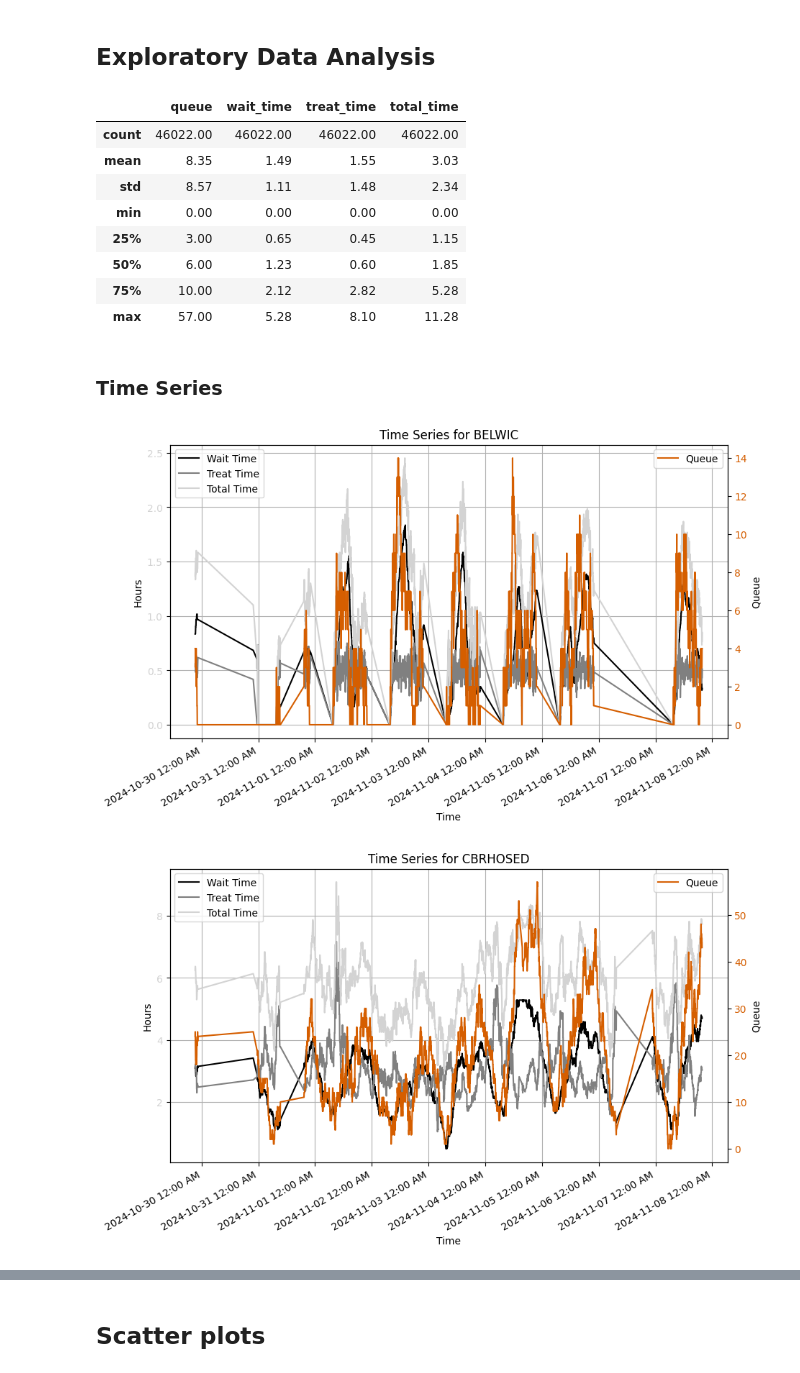
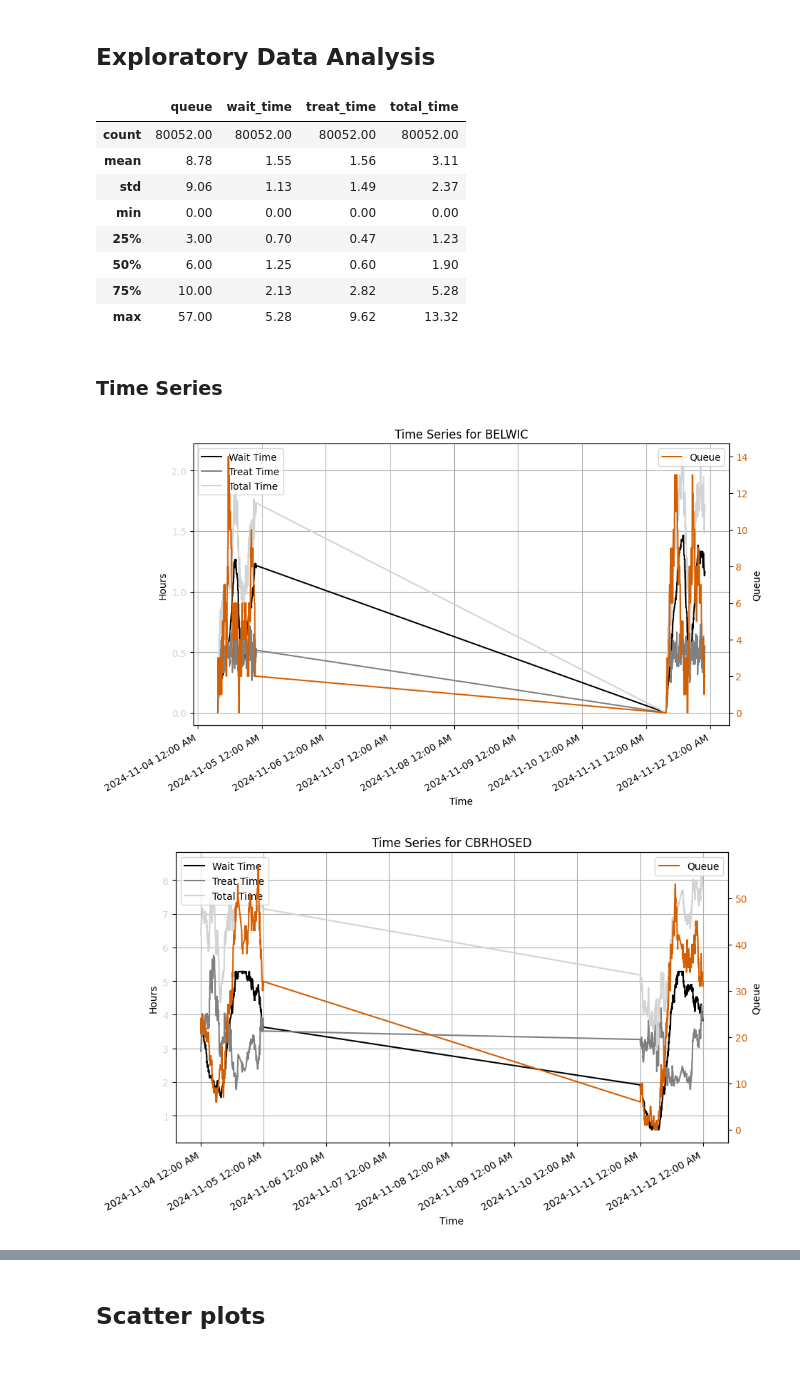
Before and after one commit to DerekWu1/wic_wait_times, a Jupyter notebook: analysis.ipynb, the cells around one changed output, grey strips where cells are left out. Drawn from its saved outputs; the diff is of its cells as text; code cells hidden in the pictures.

Commit message:
better queue, time of day and wait time plots

```diff
--- a/analysis.ipynb
+++ b/analysis.ipynb
@@ -36,6 +36,10 @@ df['total_time'] = pd.to_timedelta(df['total_time'] + ':00')
 df['wait_time'] = df['wait_time'].dt.total_seconds() / 3600
 df['treat_time'] = df['treat_time'].dt.total_seconds() / 3600
 df['total_time'] = df['total_time'].dt.total_seconds() / 3600
+df['hour_minute'] = df['lastUpdated'].dt.strftime('%H:%M')
+df['hour_minute'] = pd.to_datetime(df['hour_minute'], format='%H:%M')
+df['hour_minute_numeric'] = df['hour_minute'].dt.hour * 60 + df['hour_minute'].dt.minute
+df['day_of_week'] = df['lastUpdated'].dt.day_name()
 # %% [markdown]
 ## **Exploratory Data Analysis**
 # %%
@@ -44,14 +48,14 @@ summary_stats_corrected = df[['queue', 'wait_time', 'treat_time', 'total_time']]
 summary_stats_corrected.round(2)
 # %% [output]
 |  | queue | wait_time | treat_time | total_time |
-| count | 46022.00 | 46022.00 | 46022.00 | 46022.00 |
-| mean | 8.35 | 1.49 | 1.55 | 3.03 |
-| std | 8.57 | 1.11 | 1.48 | 2.34 |
+| count | 80052.00 | 80052.00 | 80052.00 | 80052.00 |
+| mean | 8.78 | 1.55 | 1.56 | 3.11 |
+| std | 9.06 | 1.13 | 1.49 | 2.37 |
 | min | 0.00 | 0.00 | 0.00 | 0.00 |
-| 25% | 3.00 | 0.65 | 0.45 | 1.15 |
-| 50% | 6.00 | 1.23 | 0.60 | 1.85 |
-| 75% | 10.00 | 2.12 | 2.82 | 5.28 |
-| max | 57.00 | 5.28 | 8.10 | 11.28 |
+| 25% | 3.00 | 0.70 | 0.47 | 1.23 |
+| 50% | 6.00 | 1.25 | 0.60 | 1.90 |
+| 75% | 10.00 | 2.13 | 2.82 | 5.28 |
+| max | 57.00 | 5.28 | 9.62 | 13.32 |
 # %%
 # Grouping by 'id' and running summary statistics
 queue = df[['id', 'queue']].groupby('id').describe().round(2)
@@ -65,11 +69,12 @@ colour_wait_time = '#D3D3D3'  # Gray
 colour_queue = '#D55E00'      # Orange
 
 # Define your date range
-start_date = "2024-10-28"
-end_date = "2024-11-08"
+# start_date = "2024-10-28"
+# end_date = "2024-11-12"
 
 # Filter DataFrame based on lastUpdated
-filtered_df = df[(df['lastUpdated'] >= start_date) & (df['lastUpdated'] <= end_date)]
+# filtered_df = df[(df['lastUpdated'] >= start_date) & (df['lastUpdated'] <= end_date)]
+filtered_df = df[(df['day_of_week'] == "Monday")]
 
 # Group by 'id' for plotting
 grouped = filtered_df.groupby('id')
@@ -81,32 +86,32 @@ for name, group in grouped:
 
     # Plot wait times on primary y-axis
     ax1.plot(group['lastUpdated'], group['wait_time'], label='Wait Time', color='000000')   # black
     ax1.plot(group['lastUpdated'], group['treat_time'], label='Treat Time', color='#808080')
     ax1.plot(group['lastUpdated'], group['total_time'], label='Total Time', color=colour_wait_time)
 
     # Primary y-axis settings
     ax1.set_xlabel('Time')
     ax1.set_ylabel('Hours')
     ax1.set_title(f'Time Series for {name}')
     ax1.tick_params(axis='y', labelcolor=colour_wait_time)
     ax1.legend(loc='upper left')
     ax1.grid(True)
 
     # Formatting the x-axis to show date and time in AM/PM format
     ax1.xaxis.set_major_formatter(mdates.DateFormatter('%Y-%m-%d %I:%M %p'))
     fig.autofmt_xdate()  # Rotate x-axis labels for readability
 
     # Create a secondary y-axis for the queue
     ax2 = ax1.twinx()
     ax2.plot(group['lastUpdated'], group['queue'], label='Queue', color=colour_queue)
 
     # Secondary y-axis settings
     ax2.set_ylabel('Queue')
     ax2.tick_params(axis='y', labelcolor=colour_queue)
     ax2.legend(loc='upper right')
 
     # Show the combined plot
     plt.show()
 # %% [output]
-[figure, old version]
+[figure, new version]
-[figure, old version]
+[figure, new version]
```
Also changed, not shown: parts of 4 cells of this notebook.
